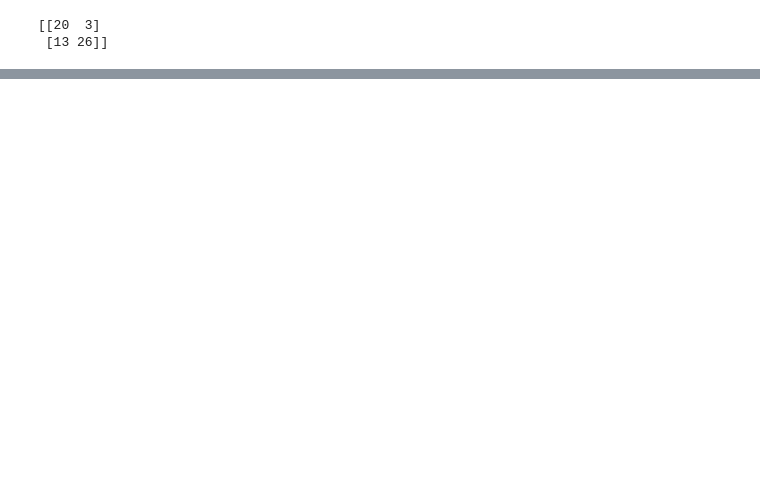
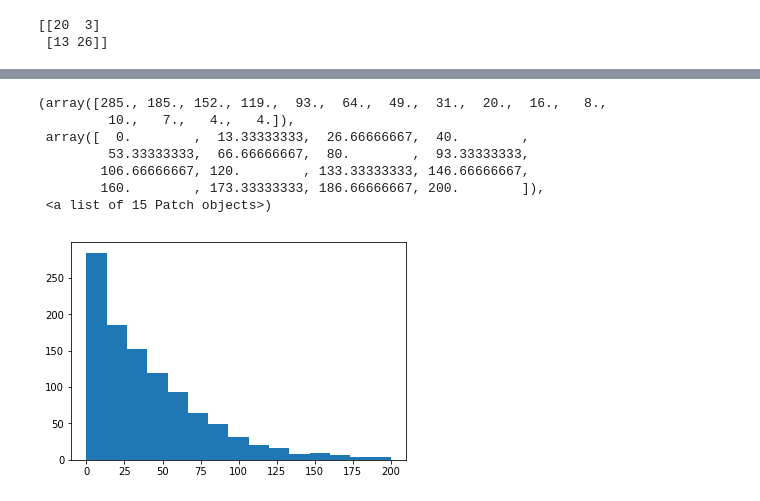
Before and after one commit to lab156/arxivDownload, a Jupyter notebook: Preparing Data and NLP.ipynb, the cells around one changed output, grey strips where cells are left out. Drawn from its saved outputs; the diff is of its cells as text; code cells hidden in the pictures; blank space fills up the shorter version.

```diff
--- a/Preparing Data and NLP.ipynb
+++ b/Preparing Data and NLP.ipynb
@@ -139,0 +207,18 @@ article ../2004_ends_with_3/math.0412533/gtoutput.xml has few paragraphs
+# %%
+def count_words_per_line(file_path):
+    with open(file_path, 'r') as defs_file:
+        def_lines = defs_file.readlines()
+    len_lst = [len(l.split()) for l in def_lines]
+    return len_lst
+len_lst = count_words_per_line('../out_2000.txt')
+# %%
+plt.hist(len_lst, range=(0,200), bins=15)
+# %% [output]
+(array([285., 185., 152., 119.,  93.,  64.,  49.,  31.,  20.,  16.,   8.,
+         10.,   7.,   4.,   4.]),
+ array([  0.        ,  13.33333333,  26.66666667,  40.        ,
+         53.33333333,  66.66666667,  80.        ,  93.33333333,
+        106.66666667, 120.        , 133.33333333, 146.66666667,
+        160.        , 173.33333333, 186.66666667, 200.        ]),
+ <a list of 15 Patch objects>)
+[figure, added]
```
Also changed, not shown: parts of 8 cells of this notebook, 3 other files.
